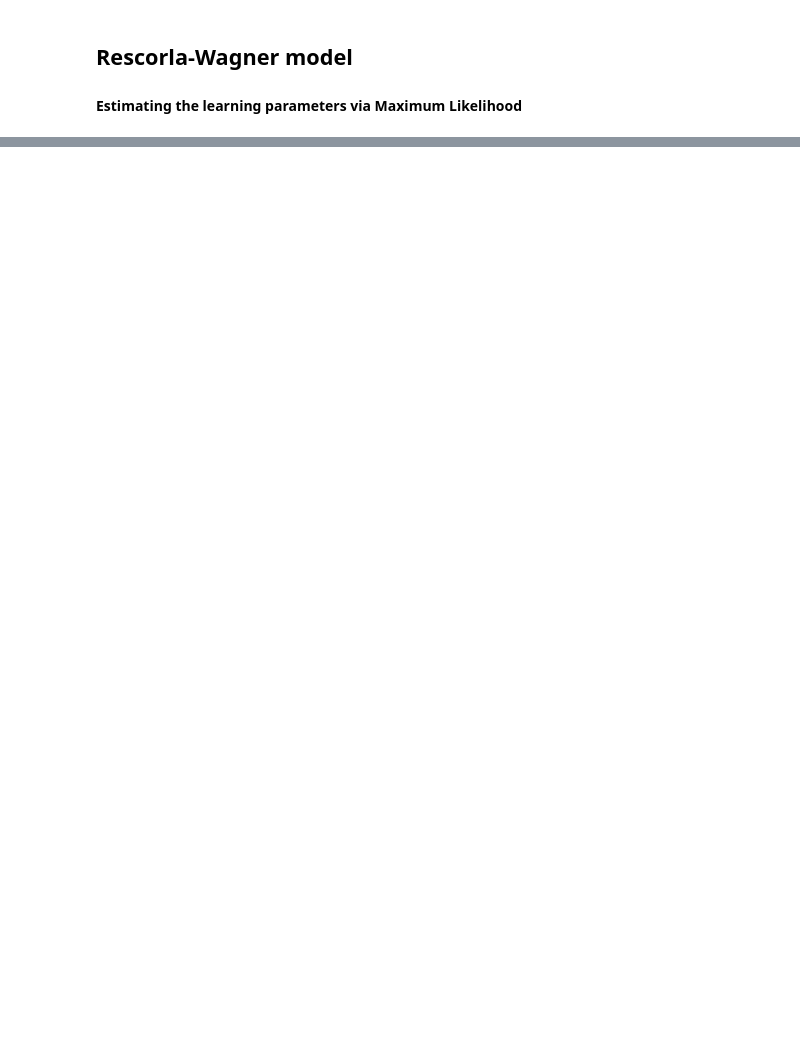
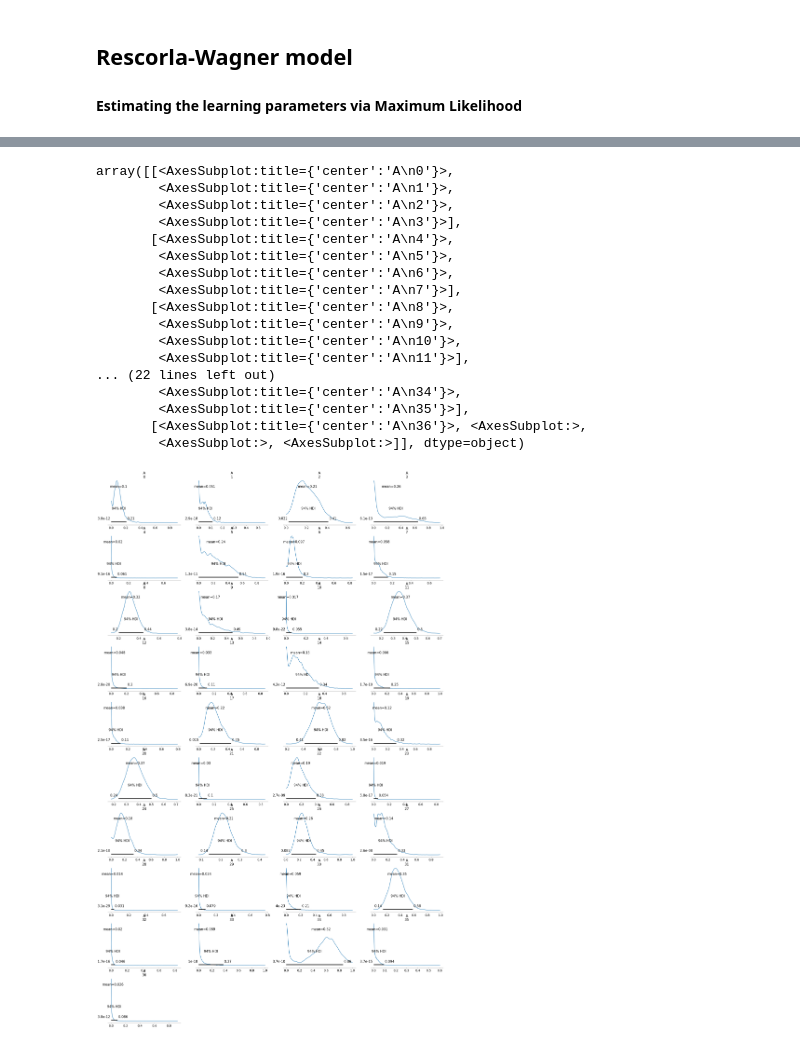
Before and after one commit to KoremNSN/Aging, a Jupyter notebook: Reversal/Reversal_behav.ipynb, the cells around one changed output, grey strips where cells are left out. Saved outputs shown, nothing was run; the diff lists cells and outputs as text; code cells hidden in the pictures; blank space fills up the shorter version.

Commit message:
reversal stan

```diff
--- a/Reversal/Reversal_behav.ipynb
+++ b/Reversal/Reversal_behav.ipynb
@@ -312,0 +238,11 @@ np.mean(tr.alpha)
+# %%
+nTrials = len(db[db['sub']=='10'])
+N       = len(subs)
+Tsubj   = [nTrials]*N
+stim    = np.reshape(stimVec,   (N, nTrials)).T
+US      = np.reshape(usVec,     (N, nTrials)).T
+ratings = np.reshape(ratingVec, (N, nTrials)).T
+# %%
+data =  {'N': N, 'T': nTrials, 'Tsubj': Tsubj,
+         'rating': ratings, 'lambda':US, 'stim': stim}
+rw_bayes = cmdstanpy.CmdStanModel(stan_file='RW_model.stan')
@@ -312,0 +252,12 @@ np.mean(tr.alpha)
+# %%
+# Train the model and generate samples
+seed = 2019 # set random seed
+fit_simple_model = rw_bayes.sample(
+  data = data,
+  chains = 4,
+  iter_warmup = 1000,
+  iter_sampling = 1000,
+  adapt_delta = .9,
+  seed = seed
+  #inits = 0.2,
+)
@@ -312,0 +273,3 @@ np.mean(tr.alpha)
+# %%
+model = az.from_cmdstanpy(fit_simple_model)
+az.summary(model, var_names=['A', 'mu_p'])
@@ -312,0 +311,21 @@ np.mean(tr.alpha)
+# %%
+az.plot_posterior(model, var_names=['A'])
+# %% [output]
+array([[<AxesSubplot:title={'center':'A\n0'}>,
+        <AxesSubplot:title={'center':'A\n1'}>,
+        <AxesSubplot:title={'center':'A\n2'}>,
+        <AxesSubplot:title={'center':'A\n3'}>],
+       [<AxesSubplot:title={'center':'A\n4'}>,
+        <AxesSubplot:title={'center':'A\n5'}>,
+        <AxesSubplot:title={'center':'A\n6'}>,
+        <AxesSubplot:title={'center':'A\n7'}>],
+       [<AxesSubplot:title={'center':'A\n8'}>,
+        <AxesSubplot:title={'center':'A\n9'}>,
+        <AxesSubplot:title={'center':'A\n10'}>,
+        <AxesSubplot:title={'center':'A\n11'}>],
+... (22 lines left out)
+        <AxesSubplot:title={'center':'A\n34'}>,
+        <AxesSubplot:title={'center':'A\n35'}>],
+       [<AxesSubplot:title={'center':'A\n36'}>, <AxesSubplot:>,
+        <AxesSubplot:>, <AxesSubplot:>]], dtype=object)
+[figure, added]
```
Also changed, not shown: parts of 43 cells of this notebook, 16 other files.
